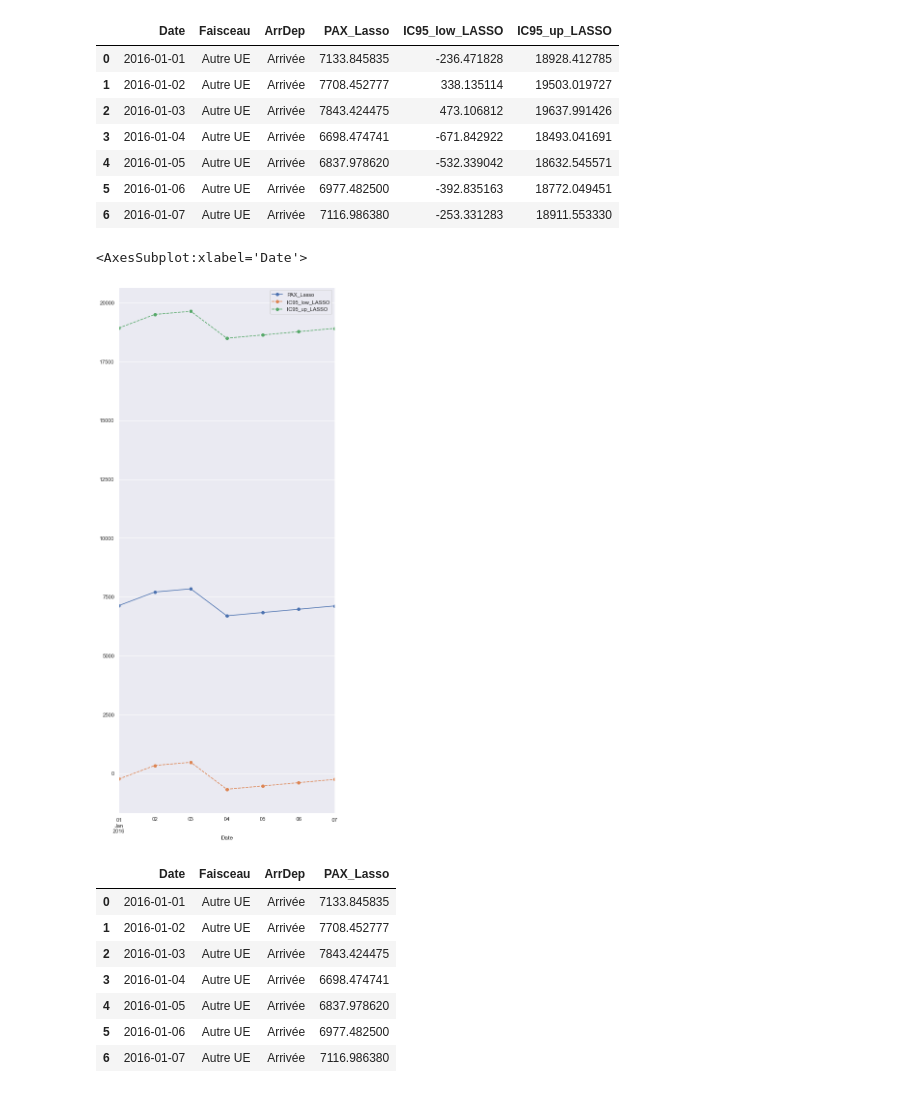
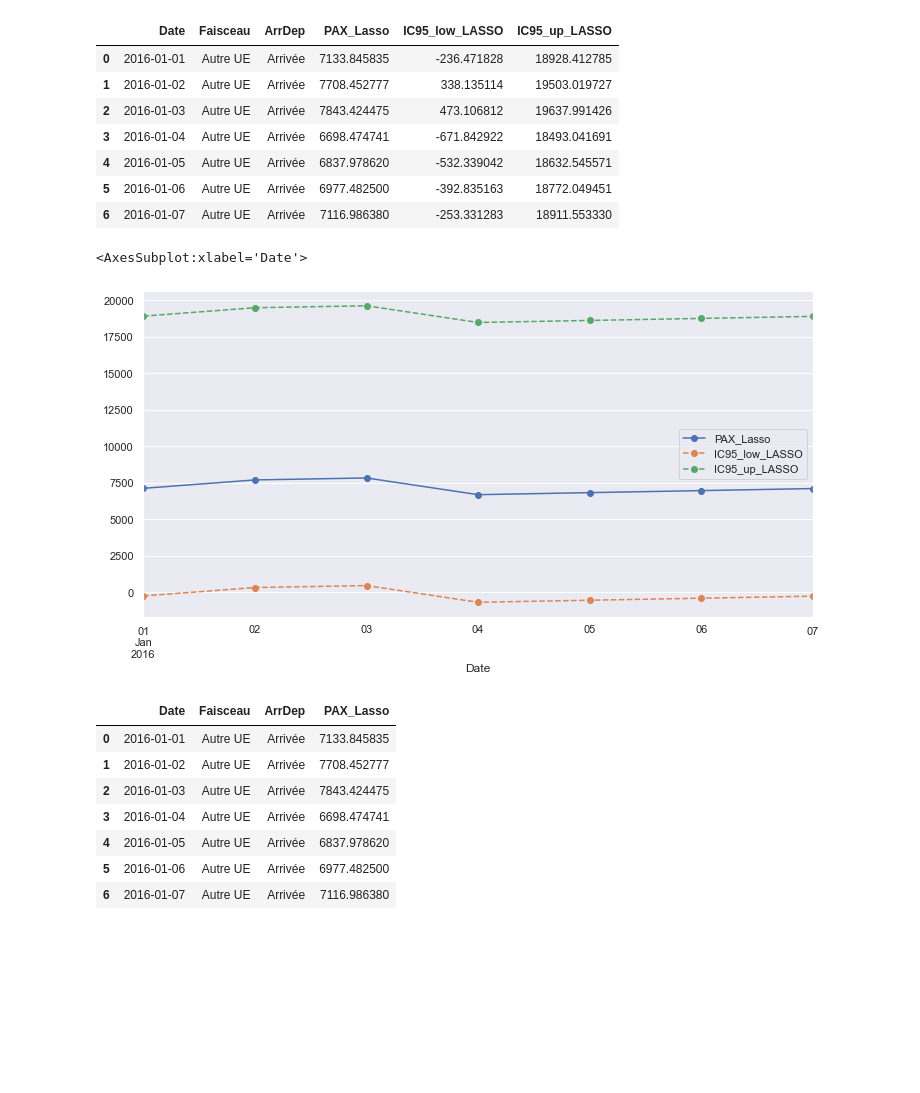
Before and after one commit to erialc-cal/StatApp_2020, a Jupyter notebook: Modélisation/Comparaisons previsions.ipynb, the cells around one changed output. Saved outputs shown, nothing was run; the diff lists cells and outputs as text; code cells hidden in the pictures; blank space fills up the shorter version.

```diff
--- a/Modélisation/Comparaisons previsions.ipynb
+++ b/Modélisation/Comparaisons previsions.ipynb
@@ -394,5 +396,12 @@ X_mod = histoMod[colonnesCalendrier]
 X_pred = Calendrier[(Calendrier['Date']>dateFinMod)&(Calendrier['Date']<=dateFinMod+timedelta(days=hPrev))]
 X_pred = X_pred[colonnesCalendrier]
 
+# Création des indicatrices pour chaque colonne du calendrier ayant plus de 2 modalités (JourSem, Mois, ...) :
+encodeur = OneHotEncoder(drop='first').fit(X_mod)
+X_mod = encodeur.transform(X_mod).toarray()
+X_pred = encodeur.transform(X_pred).toarray()
+        # la commande drop='first' permet d'enlever l'une des indicatrices à chaque fois (la première arbitrairement)
+
+
 print(np.shape(X_pred),np.shape(X_mod))
 # %% [output]
@@ -429,8 +438,8 @@ def prediction_interval(model, X_train, y_train, x0, alpha):
   for b in trange(nbootstraps):
     train_idxs = np.random.choice(range(n), size = n, replace = True)
     val_idxs = np.array([idx for idx in range(n) if idx not in train_idxs])
-    model.fit(X_train.iloc[train_idxs, :], y_train[train_idxs])
-    preds = model.predict(X_train.iloc[val_idxs])
+    model.fit(X_train[train_idxs, :], y_train[train_idxs])
+    preds = model.predict(X_train[val_idxs])
     val_residuals.append(y_train[val_idxs] - preds)
 
 
@@ -464,15 +473,15 @@ def prediction_interval(model, X_train, y_train, x0, alpha):
 
   return percentiles[0], model.predict(x0), percentiles[1]
 # %%
-modele = LassoCV(cv=5,eps=0.001, n_alphas=100, normalize=True)
+model = LassoCV(cv=5,eps=0.001, n_alphas=100, normalize=True)
         # L'argument normalize=True va normaliser toutes les colonnes de X
-modele.fit(X_mod,y_mod)
+model.fit(X_mod,y_mod)
 
-predictions = modele.predict(X_pred)
+predictions = model.predict(X_pred)
 
 # Calcul des IC par bootstrap
 
-intervals = prediction_interval(model, X_mod, y_mod, X_pred, 0.05)
+intervals = prediction_interval(model, X_mod, y_mod, X_pred, 0.95)
 
 # Mise en forme des prédictions :
 faisceau = histoMod['Faisceau'][0]
@@ -502,15 +511,15 @@ PrevisionsLasso
 # %%
 import seaborn as sns
 sns.set(style='darkgrid')
-fig, ax = plt.subplots(figsize=(8,20))
+fig, ax = plt.subplots(figsize=(12,6))
 
 
 PrevisionsLasso[['Date','PAX_Lasso']].set_index('Date').plot(ax = ax,legend=True,style='o-')
 PrevisionsLasso[['Date','IC95_low_LASSO']].set_index('Date').plot(ax=ax,legend=True,style='o--')
 PrevisionsLasso[['Date','IC95_up_LASSO']].set_index('Date').plot(ax=ax,legend=True,style='o--')
 # %% [output]
 <AxesSubplot:xlabel='Date'>
-[figure, old version]
+[figure, new version]
 # %%
 PrevisionsLasso
 # %% [output]
```
Also changed, not shown: parts of 2 cells of this notebook.
